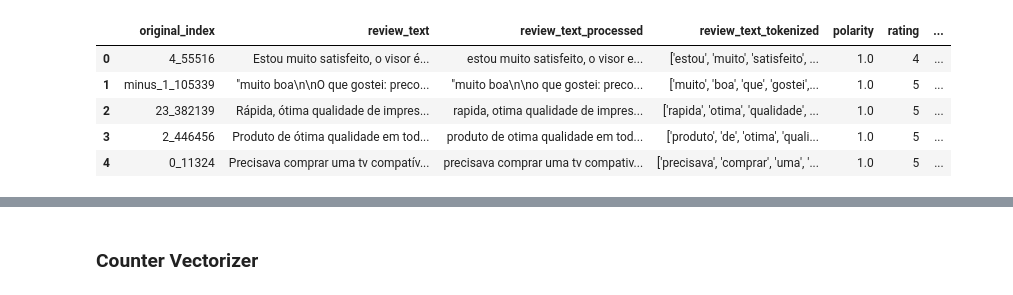
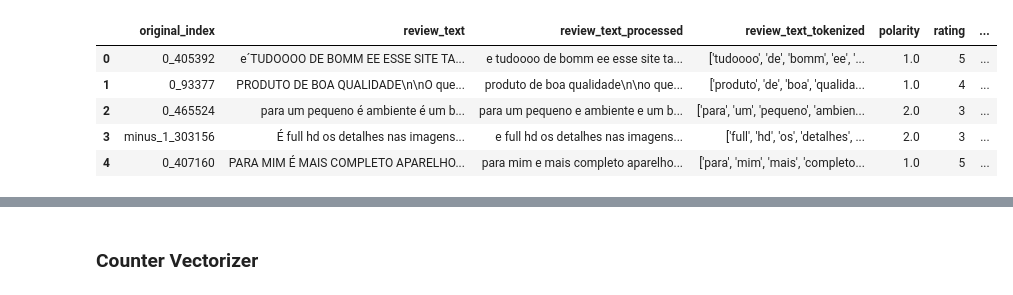
Before and after one commit to gomesluiz/product-review-analytics, a Jupyter notebook: notebooks/03 - Data preparation.ipynb, the cells around one changed output, grey strips where cells are left out. Drawn from its saved outputs; the diff is of its cells as text; code cells hidden in the pictures.

```diff
--- a/notebooks/03 - Data preparation.ipynb
+++ b/notebooks/03 - Data preparation.ipynb
@@ -18,20 +23,23 @@ stopwords = nltk.corpus.stopwords.words('portuguese')
 # %%
-def get_data(file):
+def get_data(path):
     """Get the data from csv file
 
     Args:
+        path(str): the file complete path.
 
     Returns:
-
+        A pandas dataframe.
     """
 
-    return pd.read_csv(file)
+    return pd.read_csv(path)
 
 
 def clean_text(text):
-    """ Make text lowercase, remove text in square brackets, remove punctuation and remove words
-        containing numbers.
+    """ Make text lowercase, remove text in square brackets, remove punctuation and
+        remove words containing numbers.
+
     Args:
+        text(str): string text to be cleaned.
 
     Returns:
 
@@ -48,15 +56,15 @@ def clean_text(text):
 # %%
 reviews = get_data('../data/raw/buscape.csv')
 reviews['polarity'], reviews['review_text'] = reviews['polarity'].fillna(2.0), reviews['review_text'].fillna('')
-reviews = reviews[:5000]
+reviews = reviews.sample(n=10000, weights='polarity', random_state=20220914).reset_index(drop=True)
 reviews.head()
 # %% [output]
 |  | original_index | review_text | review_text_processed | review_text_tokenized | polarity | rating | ... |
-| 0 | 4_55516 | Estou muito satisfeito, o visor é... | estou muito satisfeito, o visor e... | ['estou', 'muito', 'satisfeito', ... | 1.0 | 4 | ... |
-| 1 | minus_1_105339 | "muito boa\n\nO que gostei: preco... | "muito boa\n\no que gostei: preco... | ['muito', 'boa', 'que', 'gostei',... | 1.0 | 5 | ... |
-| 2 | 23_382139 | Rápida, ótima qualidade de impres... | rapida, otima qualidade de impres... | ['rapida', 'otima', 'qualidade', ... | 1.0 | 5 | ... |
-| 3 | 2_446456 | Produto de ótima qualidade em tod... | produto de otima qualidade em tod... | ['produto', 'de', 'otima', 'quali... | 1.0 | 5 | ... |
-| 4 | 0_11324 | Precisava comprar uma tv compatív... | precisava comprar uma tv compativ... | ['precisava', 'comprar', 'uma', '... | 1.0 | 5 | ... |
+| 0 | 0_405392 | e´TUDOOOO DE BOMM EE ESSE SITE TA... | e tudoooo de bomm ee esse site ta... | ['tudoooo', 'de', 'bomm', 'ee', '... | 1.0 | 5 | ... |
+| 1 | 0_93377 | PRODUTO DE BOA QUALIDADE\n\nO que... | produto de boa qualidade\n\no que... | ['produto', 'de', 'boa', 'qualida... | 1.0 | 4 | ... |
+| 2 | 0_465524 | para um pequeno é ambiente é um b... | para um pequeno e ambiente e um b... | ['para', 'um', 'pequeno', 'ambien... | 2.0 | 3 | ... |
+| 3 | minus_1_303156 | É full hd os detalhes nas imagens... | e full hd os detalhes nas imagens... | ['full', 'hd', 'os', 'detalhes', ... | 2.0 | 3 | ... |
+| 4 | 0_407160 | PARA MIM É MAIS COMPLETO APARELHO... | para mim e mais completo aparelho... | ['para', 'mim', 'mais', 'completo... | 1.0 | 5 | ... |
 # %%
 plt.figure(figsize=(20, 10))
 plt.title('Polarity Distribution')
```
Also changed, not shown: parts of 10 cells of this notebook, 5 other files.
